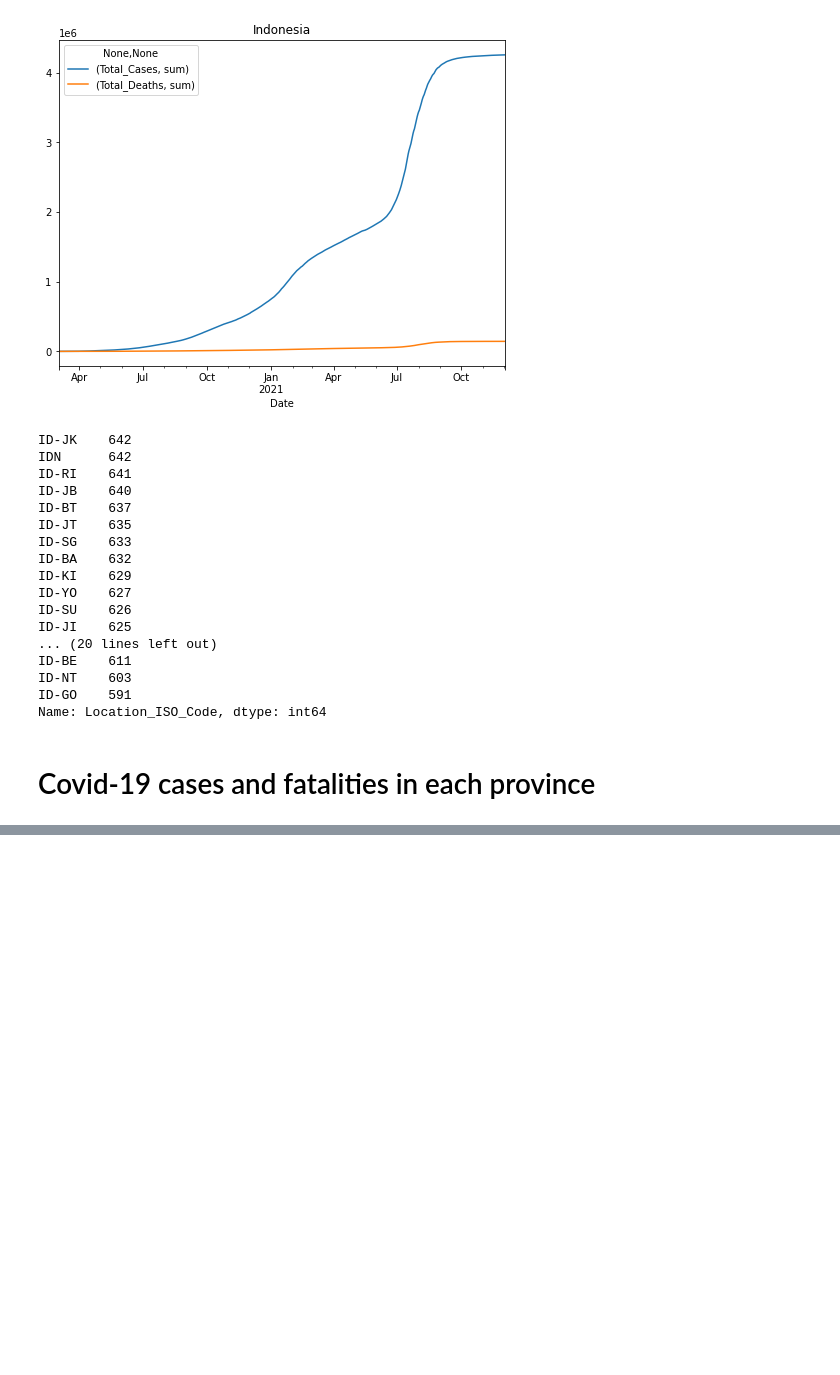
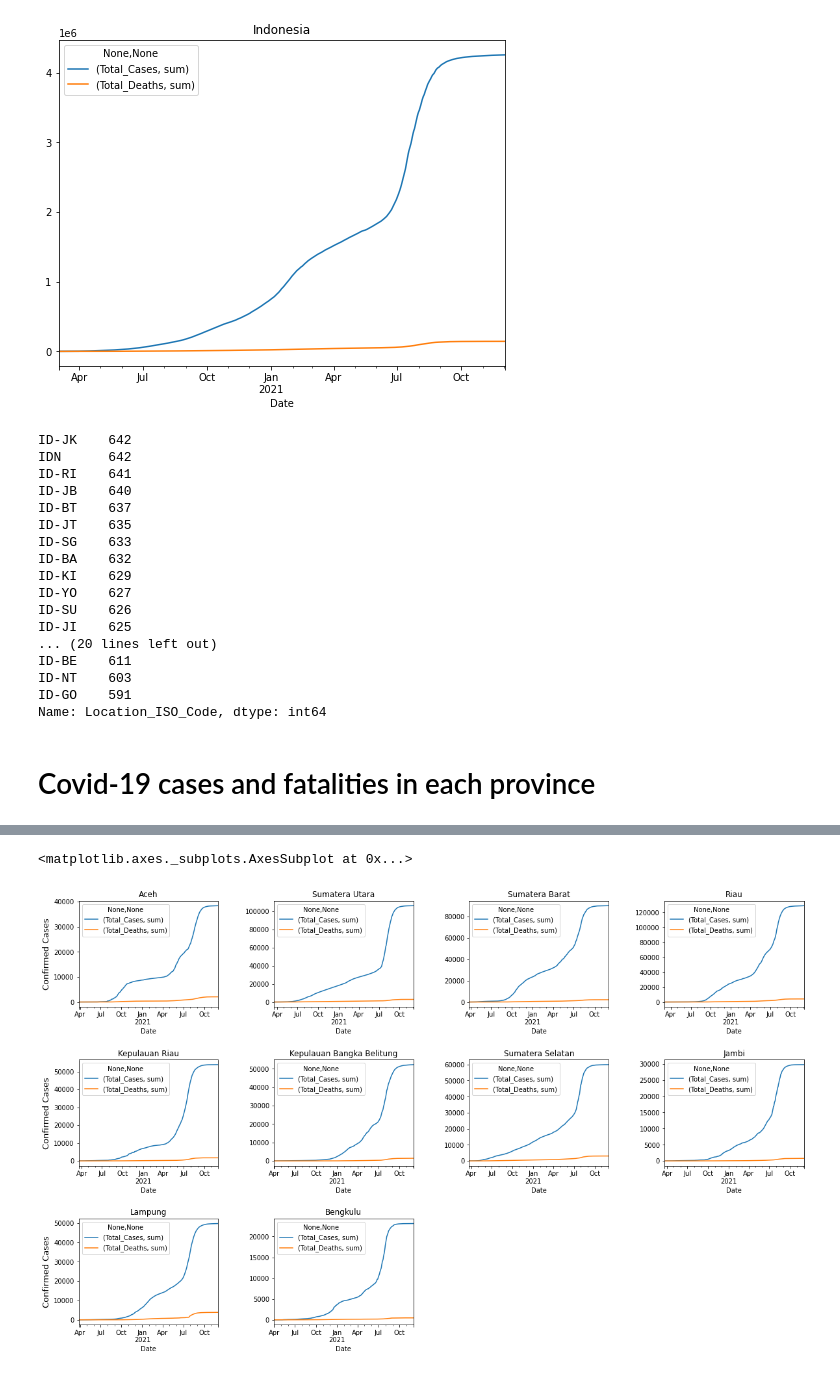
Before and after one commit to azizpambayun/project, a Jupyter notebook: covid_19_analysis_and_visualization_in_Indonesia.ipynb, the cells around one changed output, grey strips where cells are left out. Drawn from its saved outputs; the diff is of its cells as text; code cells hidden in the pictures; blank space fills up the shorter version.

```diff
--- a/covid_19_analysis_and_visualization_in_Indonesia.ipynb
+++ b/covid_19_analysis_and_visualization_in_Indonesia.ipynb
@@ -236,0 +242,78 @@ jatim.plot(ax=plt.gca(), title='Jawa Timur')
+# %%
+cc_aceh = covid[covid['Location_ISO_Code']=='ID-AC'].groupby(['Date']).agg({'Total_Cases':['sum']})
+fatalities_aceh = covid[covid['Location_ISO_Code']=='ID-AC'].groupby(['Date']).agg({'Total_Deaths':['sum']})
+aceh = cc_aceh.join(fatalities_aceh)
+
+cc_sumut = covid[covid['Location_ISO_Code']=='ID-SU'].groupby(['Date']).agg({'Total_Cases':['sum']})
+fatalities_sumut = covid[covid['Location_ISO_Code']=='ID-SU'].groupby(['Date']).agg({'Total_Deaths':['sum']})
+sumut = cc_sumut.join(fatalities_sumut)
+
+cc_sumbar = covid[covid['Location_ISO_Code']=='ID-SB'].groupby(['Date']).agg({'Total_Cases':['sum']})
+fatalities_sumbar = covid[covid['Location_ISO_Code']=='ID-SB'].groupby(['Date']).agg({'Total_Deaths':['sum']})
+sumbar = cc_sumbar.join(fatalities_sumbar)
+
+cc_riau = covid[covid['Location_ISO_Code']=='ID-RI'].groupby(['Date']).agg({'Total_Cases':['sum']})
+fatalities_riau = covid[covid['Location_ISO_Code']=='ID-RI'].groupby(['Date']).agg({'Total_Deaths':['sum']})
+riau = cc_riau.join(fatalities_riau)
+
+cc_kepri = covid[covid['Location_ISO_Code']=='ID-KR'].groupby(['Date']).agg({'Total_Cases':['sum']})
+fatalities_kepri = covid[covid['Location_ISO_Code']=='ID-KR'].groupby(['Date']).agg({'Total_Deaths':['sum']})
+kepri = cc_kepri.join(fatalities_kepri)
+
+cc_babel = covid[covid['Location_ISO_Code']=='ID-BB'].groupby(['Date']).agg({'Total_Cases':['sum']})
+fatalities_babel = covid[covid['Location_ISO_Code']=='ID-BB'].groupby(['Date']).agg({'Total_Deaths':['sum']})
+babel = cc_babel.join(fatalities_babel)
+
+cc_sumsel = covid[covid['Location_ISO_Code']=='ID-SS'].groupby(['Date']).agg({'Total_Cases':['sum']})
+fatalities_sumsel = covid[covid['Location_ISO_Code']=='ID-SS'].groupby(['Date']).agg({'Total_Deaths':['sum']})
+sumsel = cc_sumsel.join(fatalities_sumsel)
+
+cc_jambi = covid[covid['Location_ISO_Code']=='ID-JA'].groupby(['Date']).agg({'Total_Cases':['sum']})
+fatalities_jambi = covid[covid['Location_ISO_Code']=='ID-JA'].groupby(['Date']).agg({'Total_Deaths':['sum']})
+jambi = cc_jambi.join(fatalities_jambi)
+
+cc_lampung = covid[covid['Location_ISO_Code']=='ID-LA'].groupby(['Date']).agg({'Total_Cases':['sum']})
+fatalities_lampung = covid[covid['Location_ISO_Code']=='ID-LA'].groupby(['Date']).agg({'Total_Deaths':['sum']})
+lampung = cc_lampung.join(fatalities_lampung)
+
+cc_bengkulu = covid[covid['Location_ISO_Code']=='ID-BE'].groupby(['Date']).agg({'Total_Cases':['sum']})
+fatalities_bengkulu = covid[covid['Location_ISO_Code']=='ID-BE'].groupby(['Date']).agg({'Total_Deaths':['sum']})
+bengkulu = cc_bengkulu.join(fatalities_bengkulu)
+
+plt.figure(figsize=(20,12))
+plt.subplot(3,4,1)
+plt.subplots_adjust(hspace=0.5, wspace=0.4)
+aceh.plot(ax=plt.gca(), title='Aceh')
+plt.ylabel('Confirmed Cases', size=13)
+
+plt.subplot(3,4,2)
+sumut.plot(ax=plt.gca(), title='Sumatera Utara')
+
+plt.subplot(3,4,3)
+sumbar.plot(ax=plt.gca(), title='Sumatera Barat')
+
+plt.subplot(3,4,4)
+riau.plot(ax=plt.gca(), title='Riau')
+
+plt.subplot(3,4,5)
+kepri.plot(ax=plt.gca(), title='Kepulauan Riau')
+plt.ylabel('Confirmed Cases', size=13)
+
+plt.subplot(3,4,6)
+babel.plot(ax=plt.gca(), title='Kepulauan Bangka Belitung')
+
+plt.subplot(3,4,7)
+sumsel.plot(ax=plt.gca(), title='Sumatera Selatan')
+
+plt.subplot(3,4,8)
+jambi.plot(ax=plt.gca(), title='Jambi')
+
+plt.subplot(3,4,9)
+lampung.plot(ax=plt.gca(), title='Lampung')
+plt.ylabel('Confirmed Cases', size=13)
+
+plt.subplot(3,4,10)
+bengkulu.plot(ax=plt.gca(), title='Bengkulu')
+# %% [output]
+<matplotlib.axes._subplots.AxesSubplot at 0x...>
+[figure, added]
```
Also changed, not shown: parts of 3 cells of this notebook.
